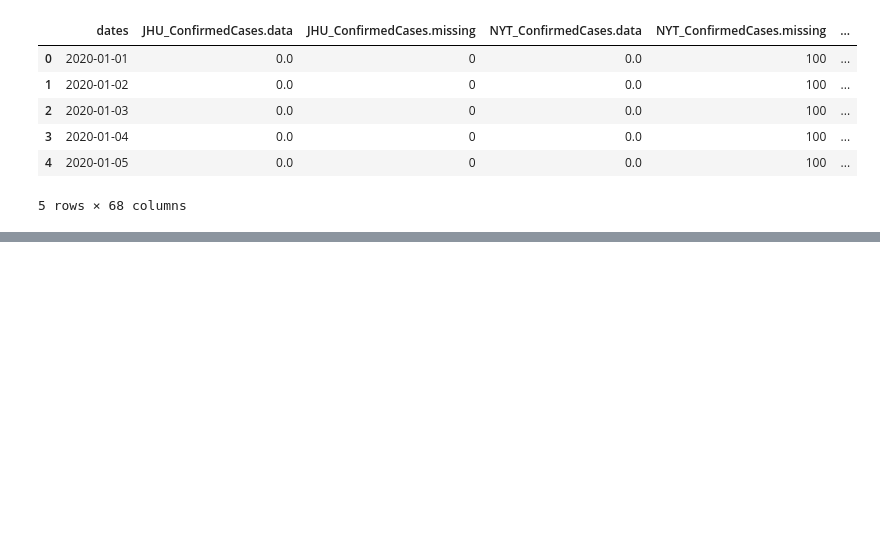
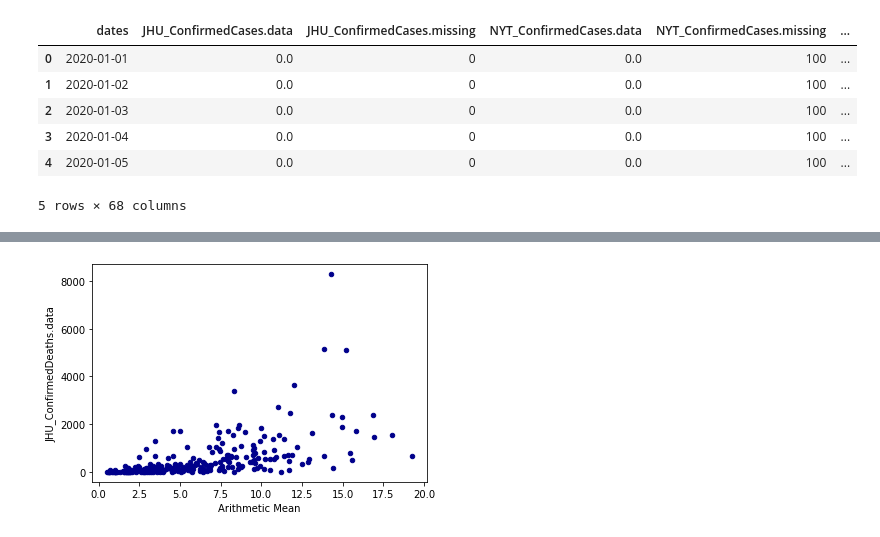
Before and after one commit to richstrouss/capstone, a Jupyter notebook: data/covid/covid_data_analysis.ipynb, the cells around one changed output, grey strips where cells are left out. Cells and saved outputs as stored; diff of their text form; code cells hidden in the pictures; blank space fills up the shorter version.

```diff
--- a/data/covid/covid_data_analysis.ipynb
+++ b/data/covid/covid_data_analysis.ipynb
@@ -226,0 +337,7 @@ load_sdf_no2()
+# %%
+
+ax1 = deaths_to_no2[deaths_to_no2['JHU_ConfirmedDeaths.data'] < 10000].plot.scatter(y='JHU_ConfirmedDeaths.data',
+                       x='Arithmetic Mean',
+                       c='DarkBlue')
+# %% [output]
+[figure, added]
```
Also changed, not shown: parts of 20 cells of this notebook, 1 other file.
